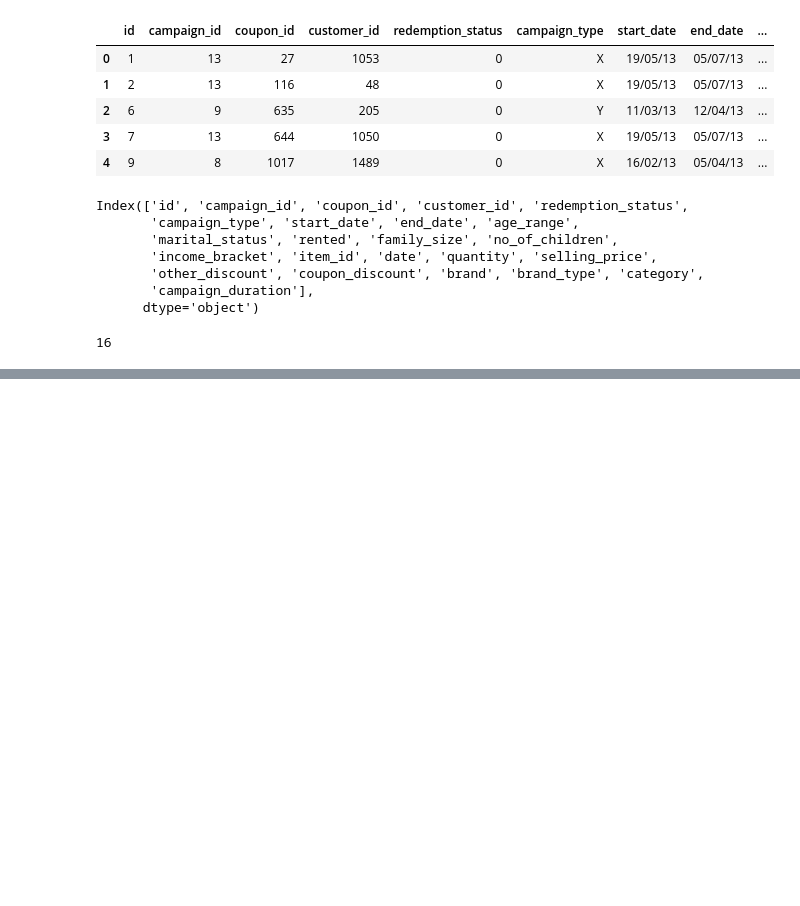
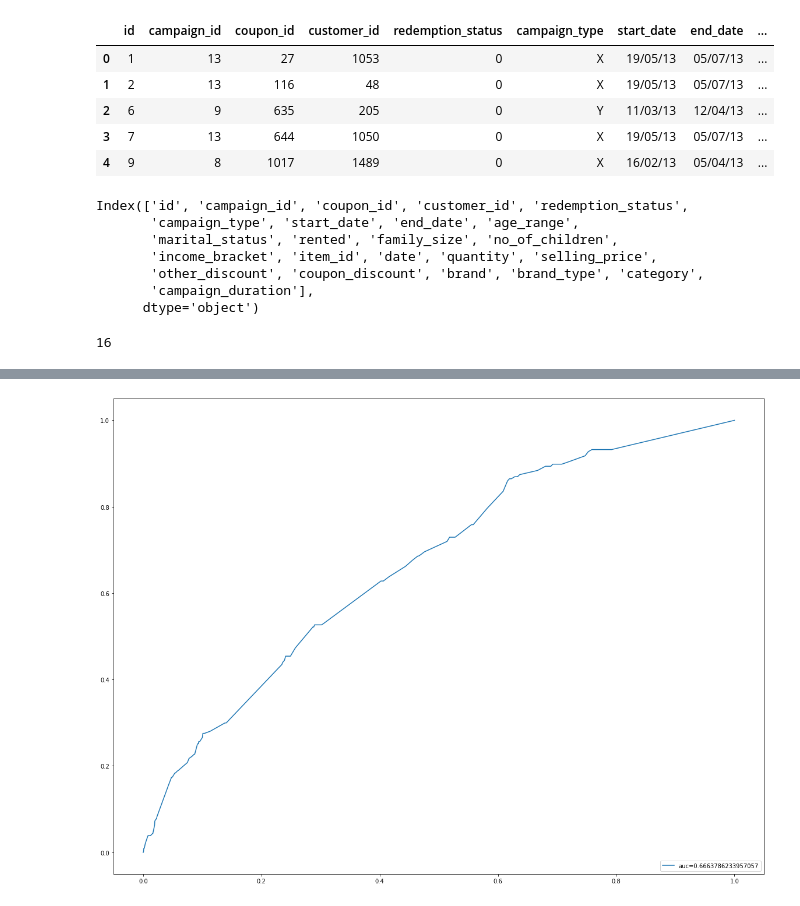
Before and after one commit to Abhijit2505/Coupon-Redemption-Prediction, a Jupyter notebook: Coupon Redemption Prediction.ipynb, the cells around one changed output, grey strips where cells are left out. Drawn from its saved outputs; the diff is of its cells as text; code cells hidden in the pictures; blank space fills up the shorter version.

```diff
--- a/Coupon Redemption Prediction.ipynb
+++ b/Coupon Redemption Prediction.ipynb
@@ -428,0 +492,2 @@ sns.heatmap(data.corr(),cmap='Blues',annot=True)
+# %%
+Dec_tree = DecisionTreeClassifier()
@@ -428,0 +511,13 @@ sns.heatmap(data.corr(),cmap='Blues',annot=True)
+# %%
+def roc_curve_dec():
+    probability = Dec_tree.predict_proba(X_test)[::,1]
+    ping, swing, _ = metrics.roc_curve(y_test,  probability)
+    auc = metrics.roc_auc_score(y_test, probability)
+    plt.plot(ping,swing,label="auc="+str(auc))
+    plt.legend(loc=4)
+    plt.show()
+# %%
+plt.figure(figsize=(20,15))
+roc_curve_dec()
+# %% [output]
+[figure, added]
```
Also changed, not shown: parts of 18 cells of this notebook.
